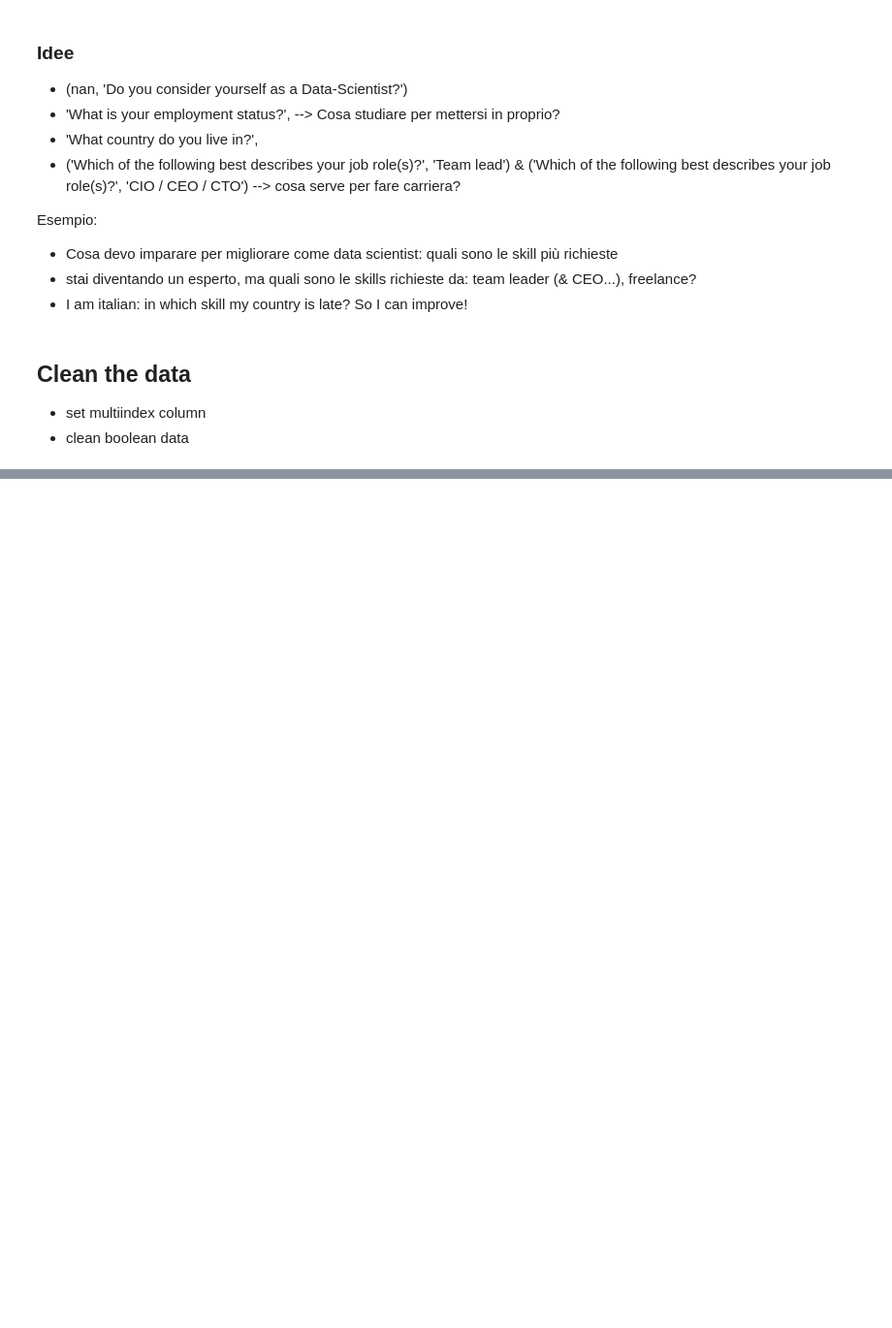
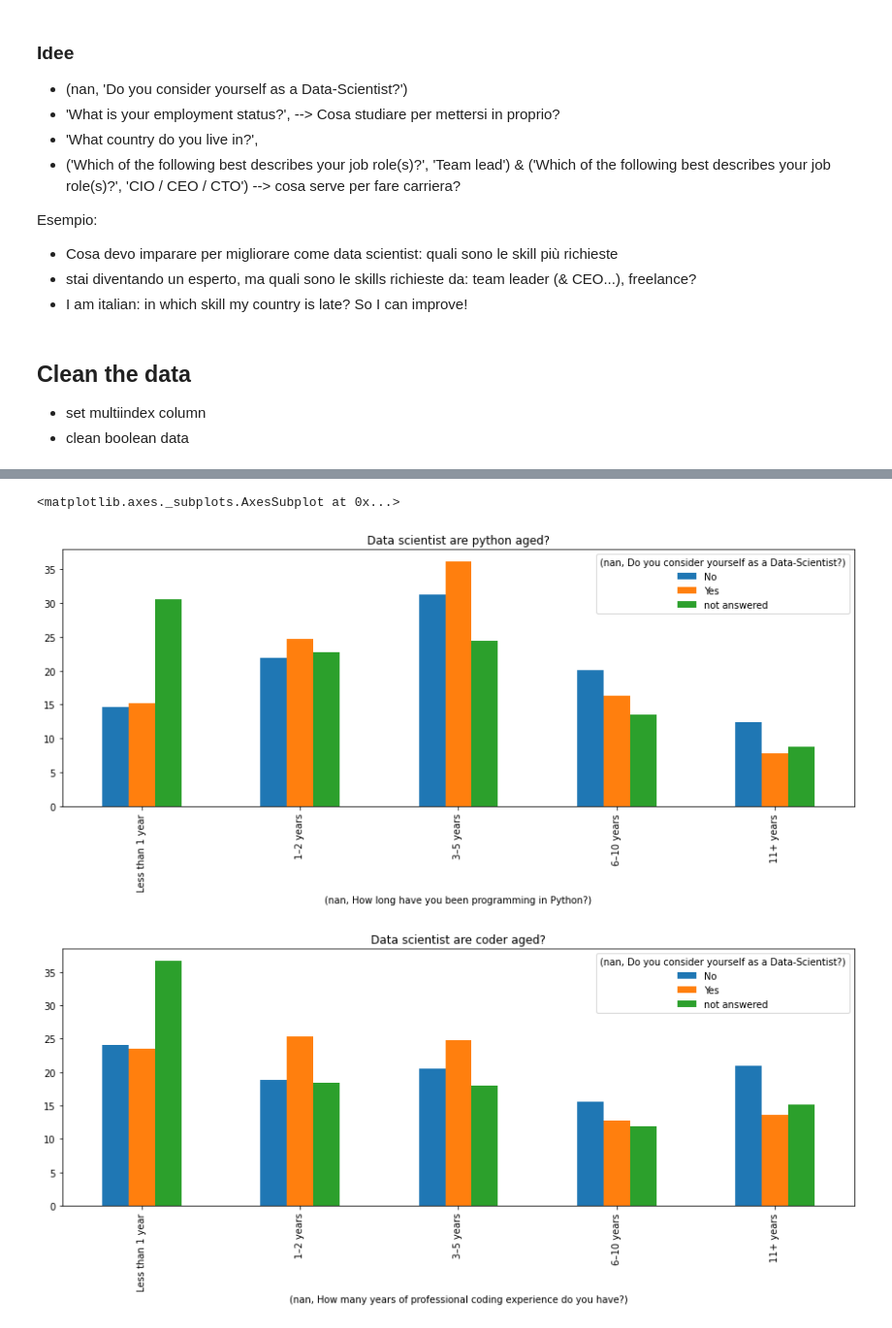
Before and after one commit to Sawy89/python_survey_analysis, a Jupyter notebook: Main_analysis.ipynb, the cells around one changed output, grey strips where cells are left out. Shown: that part at 97% size. Drawn from its saved outputs; the diff is of its cells as text; code cells hidden in the pictures; blank space fills up the shorter version.

```diff
--- a/Main_analysis.ipynb
+++ b/Main_analysis.ipynb
@@ -118,0 +150,4 @@ a
+# %%
+ds_stat_age = df_ds.groupby([(np.nan, 'How long have you been programming in Python?'), (np.nan, 'Do you consider yourself as a Data-Scientist?')]).count()[(np.nan,'response_id')].unstack()
+ds_stat_age = ds_stat_age.loc[['Less than 1 year', '1–2 years','3–5 years','6–10 years','11+ years']]
+ds_stat_age
@@ -118,0 +162,4 @@ a
+# %%
+ds_stat_age2 = df_ds.groupby([(np.nan, 'How many years of professional coding experience do you have?'), (np.nan, 'Do you consider yourself as a Data-Scientist?')]).count()[(np.nan,'response_id')].unstack()
+ds_stat_age2 = ds_stat_age2.loc[['Less than 1 year', '1–2 years','3–5 years','6–10 years','11+ years']]
+ds_stat_age2
@@ -118,0 +174,3 @@ a
+# %%
+ds_stat_age_perc = np.round(100 * ds_stat_age / ds_stat_age.sum(),2)
+ds_stat_age_perc
@@ -118,0 +185,3 @@ a
+# %%
+ds_stat_age_perc2 = np.round(100 * ds_stat_age2 / ds_stat_age2.sum(),2)
+ds_stat_age_perc2
@@ -118,0 +196,7 @@ a
+# %%
+ds_stat_age_perc.plot.bar(figsize=(15,5), title='Data scientist are python aged?')
+ds_stat_age_perc2.plot.bar(figsize=(15,5), title='Data scientist are coder aged?')
+# %% [output]
+<matplotlib.axes._subplots.AxesSubplot at 0x...>
+[figure, added]
+[figure, added]
```
Also changed, not shown: parts of 30 cells of this notebook.
